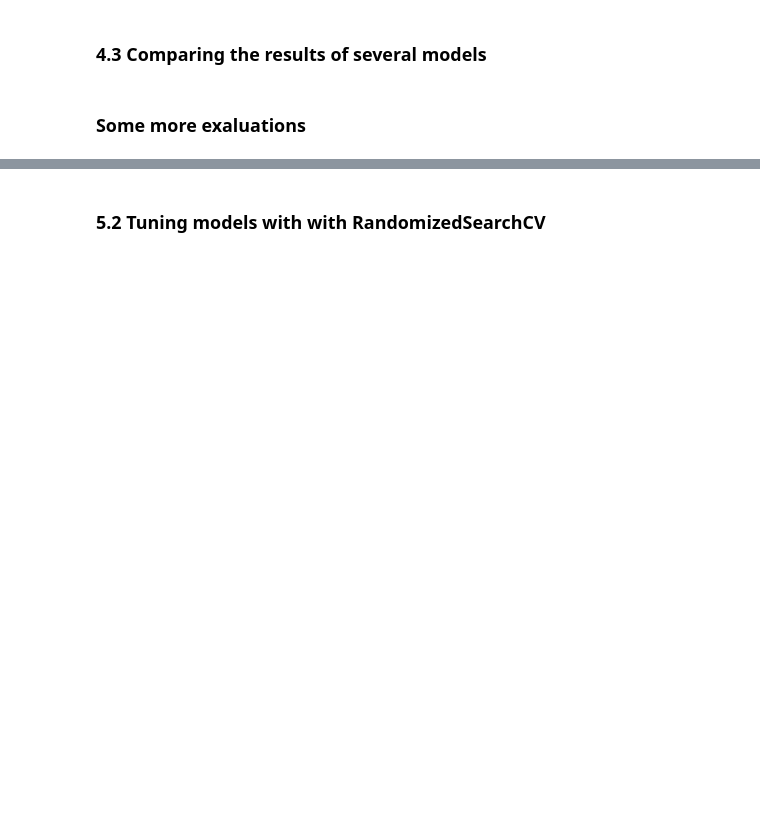
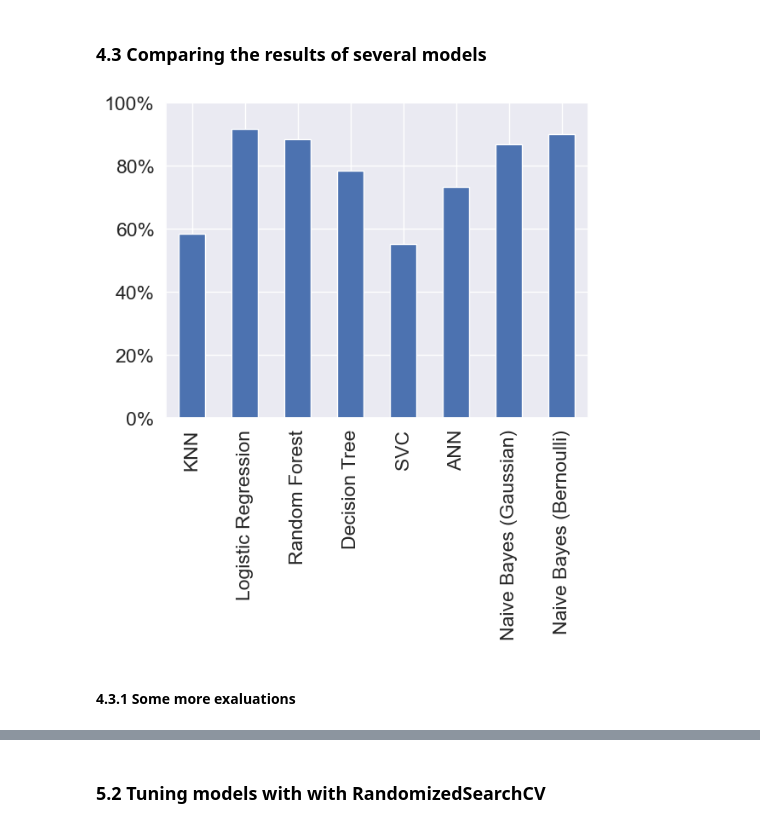
Before and after one commit to dipenkhatri7/Data-Mining, a Jupyter notebook: notebooks/heart_disease.ipynb, the cells around one changed output, grey strips where cells are left out. Drawn from its saved outputs; the diff is of its cells as text; code cells hidden in the pictures; blank space fills up the shorter version.

```diff
--- a/notebooks/heart_disease.ipynb
+++ b/notebooks/heart_disease.ipynb
@@ -208,0 +246,18 @@ y, type(y)
+# %%
+# correlation matrix heatmap
+plt.figure(figsize=(8, 6))
+sns.set(font_scale=1.2)
+sns.heatmap(
+    corr_matrix,
+    annot=True,
+    linewidths=0.5,
+    fmt=".2f",
+    cmap="coolwarm",  # Use a colorblind-friendly palett
+    annot_kws={"size": 10.5},
+)
+
+
+plt.xticks(rotation=45, ha="right")
+plt.yticks(rotation=0)
+plt.tight_layout()
+plt.show()
@@ -213,10 +275,12 @@ Now, we will split our data into a training set and a test set. To split our dat
 # %%
-# Random seed for reproducibility (since train_test_split is random by default, setting the seed will create reproducible splits)
+# Split into train & test set
+# Random seed for reproducible results
 np.random.seed(42)
-
-# Split into train & test set
 X_train, X_test, y_train, y_test = train_test_split(X, # independent variables
                                                     y, # dependent variable
-                                                    test_size = 0.2) # percentage of data to use for test set
+                                                    test_size = 0.2, # percentage of data to use for test set
+                                                    stratify=y) # keep the same proportion of target as the original dataset instead of random
+
+X_train_final, X_val, y_train_final, y_val = train_test_split(X_train, y_train, test_size=0.2, stratify=y_train)
 # %%
 # Training data of independent variable
@@ -243,9 +310,9 @@ We'll start by trying the following models and comparing their results.
 7. Naive Bayes (Gaussian): sklearn.naive_bayes.GaussianNB()
 8. Naive Bayes (Bernoulli): sklearn.naive_bayes.BernoulliNB()
 # %%
-#Put models in a dictionary
+# Choosen models in a dictionary
 models = {"KNN": KNeighborsClassifier(),
-          "Logistic Regression": LogisticRegression(max_iter=100), # Note: if you see a warning about "convergence not reached", you can increase `max_iter` until convergence is reached
+          "Logistic Regression": LogisticRegression(max_iter=2000, C= 1.0),
           "Random Forest": RandomForestClassifier(),
           "Decision Tree": DecisionTreeClassifier(),
           "SVC": SVC(),
@@ -262,7 +329,6 @@ def fit_and_score(models, X_train, X_test, y_train, y_test):
     # X_test : testing data
     # y_train : labels assosciated with training data
     # y_test : labels assosciated with test data
-
     # Random seed for reproducible results
     np.random.seed(42)
     # Make a list to keep model scores
@@ -299,5 +392,19 @@ model_compare.T.plot.bar();
+# %%
+
+model_compare = pd.DataFrame(model_scores, index=['accuracy'])
+model_compare.T.plot.bar()
+
+plt.xticks(rotation=90, ha='center')
+
+# Set y-axis limits and format to percentage
+plt.ylim(0, 1)
+plt.gca().yaxis.set_major_formatter(FuncFormatter(lambda y, _: f'{y*100:.0f}%'))
+
+plt.gca().get_legend().remove()
+# %% [output]
+[figure, added]
 # %% [markdown]
-### Some more exaluations
+#### 4.3.1 Some more exaluations
 # %%
 # Calculate precision
 precision_scores = {
```
Also changed, not shown: parts of 168 cells of this notebook, 1 other file.
